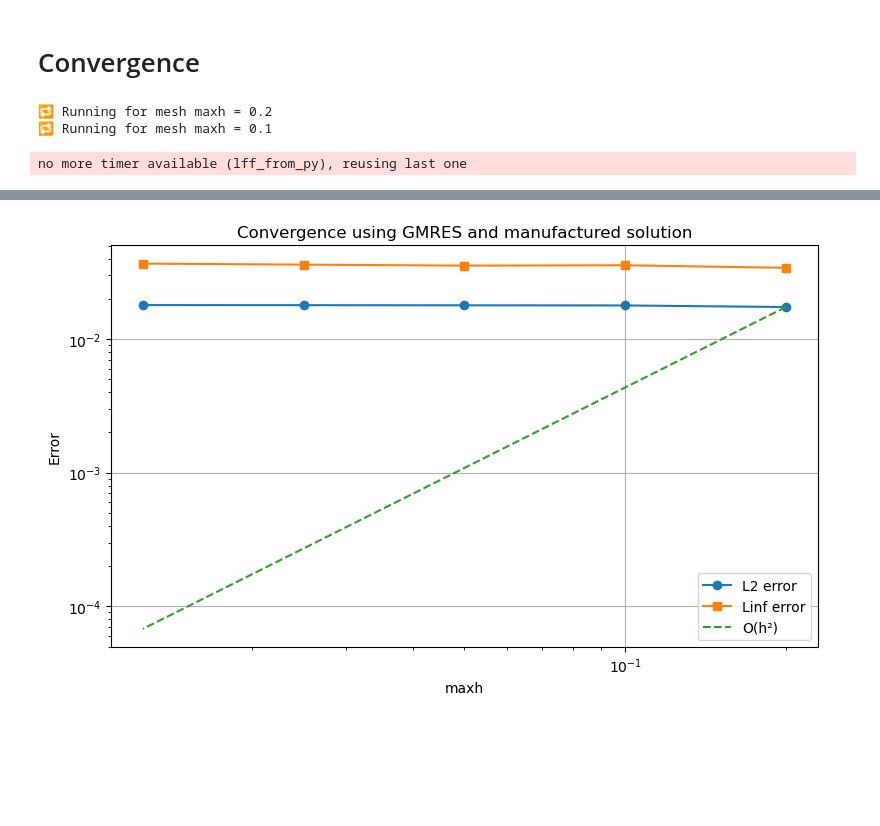
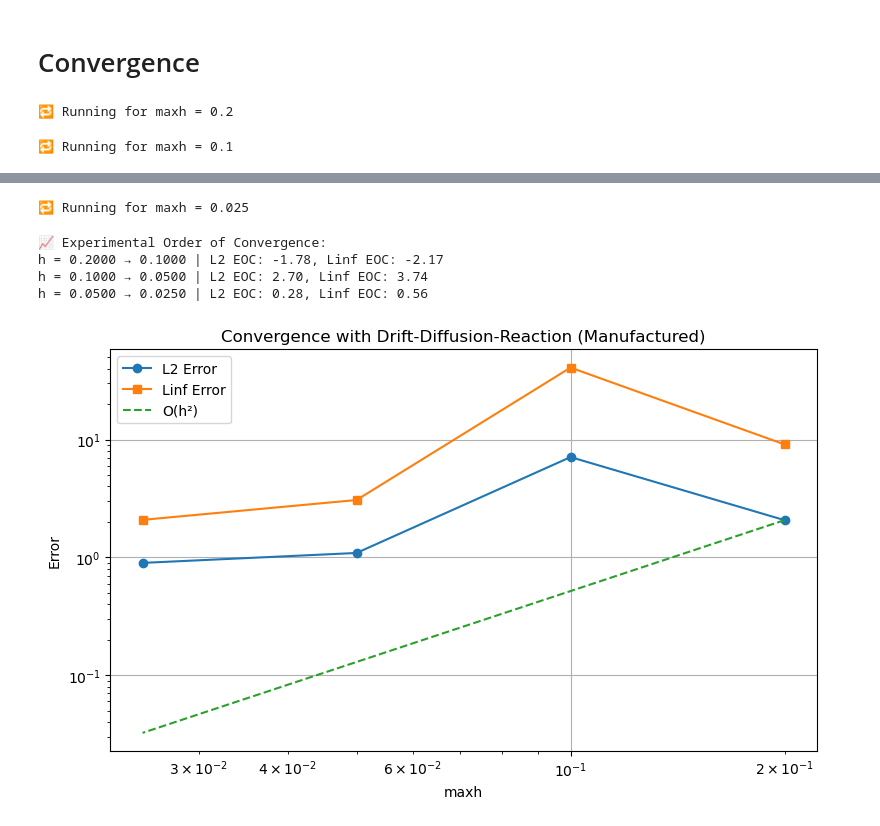
Before and after one commit to TrymNOHG/electro-filter, a Jupyter notebook: NSSolver.ipynb, the cells around one changed output, grey strips where cells are left out. Saved outputs shown, nothing was run; the diff lists cells and outputs as text; code cells hidden in the pictures; blank space fills up the shorter version.

```diff
--- a/NSSolver.ipynb
+++ b/NSSolver.ipynb
@@ -1698,6 +646,7 @@ import numpy as np
 import matplotlib.pyplot as plt
 from ngsolve.solvers import GMRes
 from ngsolve.la import BaseMatrix
+from tqdm import tqdm  # ✅ Progress bar
 
 class IdentityPreconditioner(BaseMatrix):
     def __init__(self, size):
@@ -1707,22 +656,32 @@ class IdentityPreconditioner(BaseMatrix):
     def Width(self): return self._size
     def Mult(self, x, y): y.data = x
 
-def manufactured_solution_convergence(mesh, t_end=5.0, dt=0.001, D=1e-3):
+def manufactured_solution_convergence(mesh, t_end=1.0, dt=0.01, D=1e-3, mu_e=0.5, kd=1):
     fes = H1(mesh, order=2, dirichlet="left|right|top|bottom")
     c = GridFunction(fes, "c")
     u, v = fes.TnT()
 
-    from ngsolve import x, y, pi
-    def c_exact_time(t): return sin(pi * x) * sin(pi * y) * exp(-t)
+    from ngsolve import x, y, pi, sin, cos, exp
+    def c_exact_time(t): return sin(pi*x) * sin(pi*y) * exp(-t)
 
+    # Initial condition
     c.Set(c_exact_time(0))
 
+    # Define drift terms
+    velocity_cf = CoefficientFunction((4*y*(1-y), 0))
+    E_switch = IfPos(x - 0.5, IfPos(2.5 - x, 1.0, 0.0), 0.0)
+    E_cf = CoefficientFunction((0, E_switch))
+    drift_cf = velocity_cf + mu_e * E_cf
+
+    # Mass and stiffness matrices
     mass = BilinearForm(fes)
     mass += u * v * dx
     mass.Assemble()
 
     a = BilinearForm(fes)
     a += D * grad(u) * grad(v) * dx
+    a += (drift_cf * grad(u)) * v * dx
+    a += kd * u * v * ds("wall")  # Reaction on boundary
     a.Assemble()
 
     mat = mass.mat + dt * a.mat
@@ -1730,8 +689,17 @@ def manufactured_solution_convergence(mesh, t_end=5.0, dt=0.001, D=1e-3):
     pre = IdentityPreconditioner(mat.height)
 
     times = np.arange(0, t_end + dt, dt)
-    for t in times[1:]:
-        f_rhs = -c_exact_time(t) + D * (-2 * pi**2 * c_exact_time(t))
+
+    # ✅ Add progress bar here
+    for t in tqdm(times[1:], desc="⏳ Solving PDE", unit="step"):
+        # Source term f = ∂c/∂t - DΔc + div(v c + mu_e E c)
+        c_ex = sin(pi*x) * sin(pi*y) * exp(-t)
+        grad_c = CoefficientFunction((pi*cos(pi*x)*sin(pi*y), pi*sin(pi*x)*cos(pi*y))) * exp(-t)
+        div_term = grad_c * drift_cf
+        laplace_term = -D * 2 * pi**2 * c_ex
+        time_term = -c_ex
+        f_rhs = time_term + laplace_term + div_term
+
         lf = LinearForm(fes)
         lf += f_rhs * v * dx
         lf.Assemble()
@@ -1741,10 +709,11 @@ def manufactured_solution_convergence(mesh, t_end=5.0, dt=0.001, D=1e-3):
 
         GMRes(A=mat, b=rhs, x=c.vec, pre=pre, maxsteps=1000, tol=1e-8, restart=50, printrates=False)
 
-    # Final error computation
+    # Compute L2 error
     c_exact_t = c_exact_time(t_end)
     l2_error = sqrt(Integrate((c - c_exact_t)**2, mesh))
 
+    # Compute Linf error using max nodal value difference
     tmp_gf = GridFunction(fes)
     tmp_gf.Set(c_exact_t)
 
@@ -1758,47 +727,42 @@ def manufactured_solution_convergence(mesh, t_end=5.0, dt=0.001, D=1e-3):
     return l2_error, linf_error
 
 def compute_eoc(errors, hs):
-    return [
-        np.log(errors[i-1]/errors[i]) / np.log(hs[i-1]/hs[i])
-        for i in range(1, len(errors))
-    ]
+    return [np.log(errors[i-1]/errors[i]) / np.log(hs[i-1]/hs[i]) for i in range(1, len(errors))]
 
 # Run convergence study
-hs = [0.2, 0.1, 0.05, 0.025, 0.0125]
+hs = [0.2, 0.1, 0.05, 0.025]
 errors_l2, errors_linf = [], []
 
 for h in hs:
-    print(f"🔁 Running for mesh maxh = {h}")
+    print(f"\n🔁 Running for maxh = {h}")
     geo = SplineGeometry()
-    geo.AddRectangle((0, 0), (1, 1), bcs=["left", "right", "top", "bottom"])
+    geo.AddRectangle((0, 0), (3, 1), bcs=["left", "right", "top", "bottom", "wall"])
     mesh = Mesh(geo.GenerateMesh(maxh=h))
-    l2_err, linf_err = manufactured_solution_convergence(mesh)
-    errors_l2.append(l2_err)
-    errors_linf.append(linf_err)
+    l2, linf = manufactured_solution_convergence(mesh)
+    errors_l2.append(l2)
+    errors_linf.append(linf)
 
-# Compute EOCs
+# EOC
 eoc_l2 = compute_eoc(errors_l2, hs)
 eoc_linf = compute_eoc(errors_linf, hs)
 
-# Print EOCs
 print("\n📈 Experimental Order of Convergence:")
 for i in range(1, len(hs)):
-    print(f"  h={hs[i-1]:.4f} → h={hs[i]:.4f} | L2 EOC: {eoc_l2[i-1]:.2f}, Linf EOC: {eoc_linf[i-1]:.2f}")
+    print(f"h = {hs[i-1]:.4f} → {hs[i]:.4f} | L2 EOC: {eoc_l2[i-1]:.2f}, Linf EOC: {eoc_linf[i-1]:.2f}")
 
 # Plot convergence
 plt.figure(figsize=(8, 5))
-plt.loglog(hs, errors_l2, '-o', label='L2 error')
-plt.loglog(hs, errors_linf, '-s', label='Linf error')
-plt.loglog(hs, [errors_l2[0]*(h/hs[0])**2 for h in hs], '--', label='O(h²)')
+plt.loglog(hs, errors_l2, '-o', label="L2 Error")
+plt.loglog(hs, errors_linf, '-s', label="Linf Error")
+plt.loglog(hs, [errors_l2[0]*(h/hs[0])**2 for h in hs], '--', label="O(h²)")
 plt.xlabel("maxh")
 plt.ylabel("Error")
-plt.title("Convergence using GMRES and manufactured solution")
 plt.grid(True)
 plt.legend()
+plt.title("Convergence with Drift-Diffusion-Reaction (Manufactured)")
 plt.tight_layout()
-plt.savefig("convergence_manufactured_gmres_fixed_final.png")
+plt.savefig("convergence_drift_diffusion_reaction.png")
 plt.show()
 # %% [output]
-🔁 Running for mesh maxh = 0.2
-🔁 Running for mesh maxh = 0.1
+🔁 Running for maxh = 0.2
-no more timer available (lff_from_py), reusing last one
+🔁 Running for maxh = 0.1
@@ -1814 +770,6 @@ no more timer available (lff_from_py), reusing last one
+🔁 Running for maxh = 0.025
+📈 Experimental Order of Convergence:
+h = 0.2000 → 0.1000 | L2 EOC: -1.78, Linf EOC: -2.17
+h = 0.1000 → 0.0500 | L2 EOC: 2.70, Linf EOC: 3.74
+h = 0.0500 → 0.0250 | L2 EOC: 0.28, Linf EOC: 0.56
-[figure, old version]
+[figure, new version]
```
Also changed, not shown: parts of 17 cells of this notebook, 33 other files.
